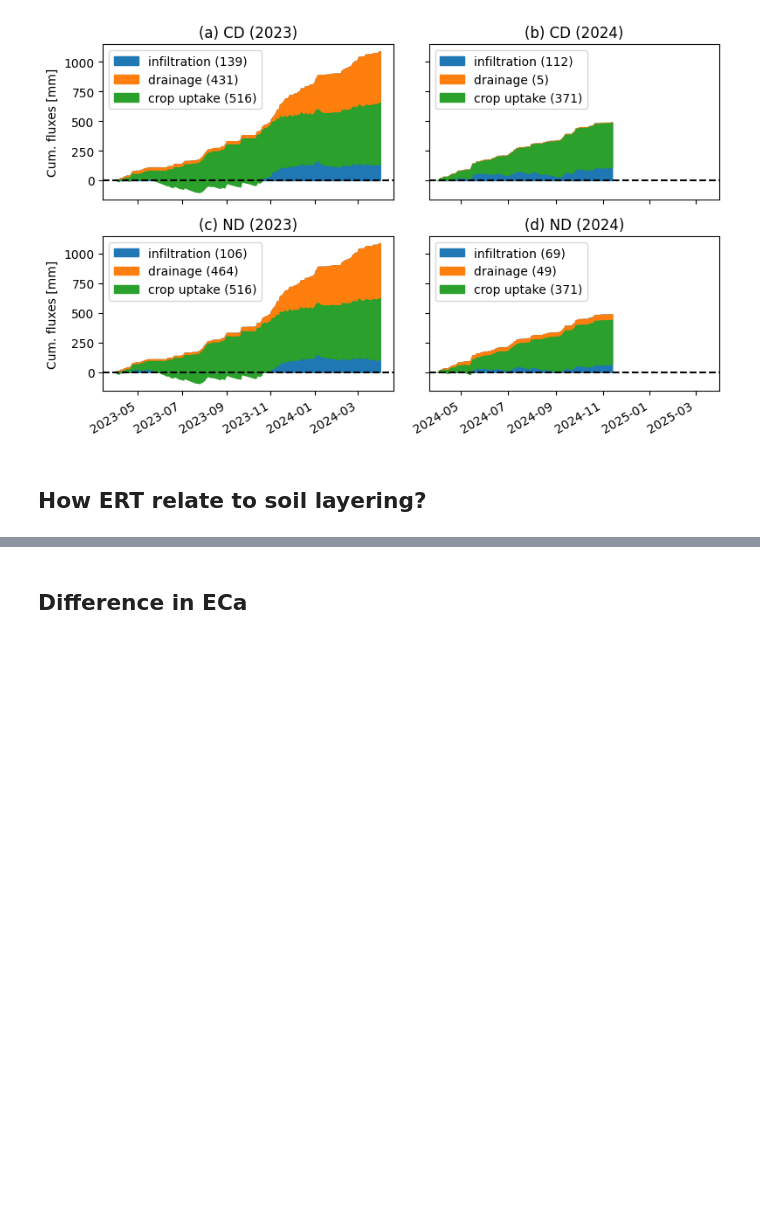
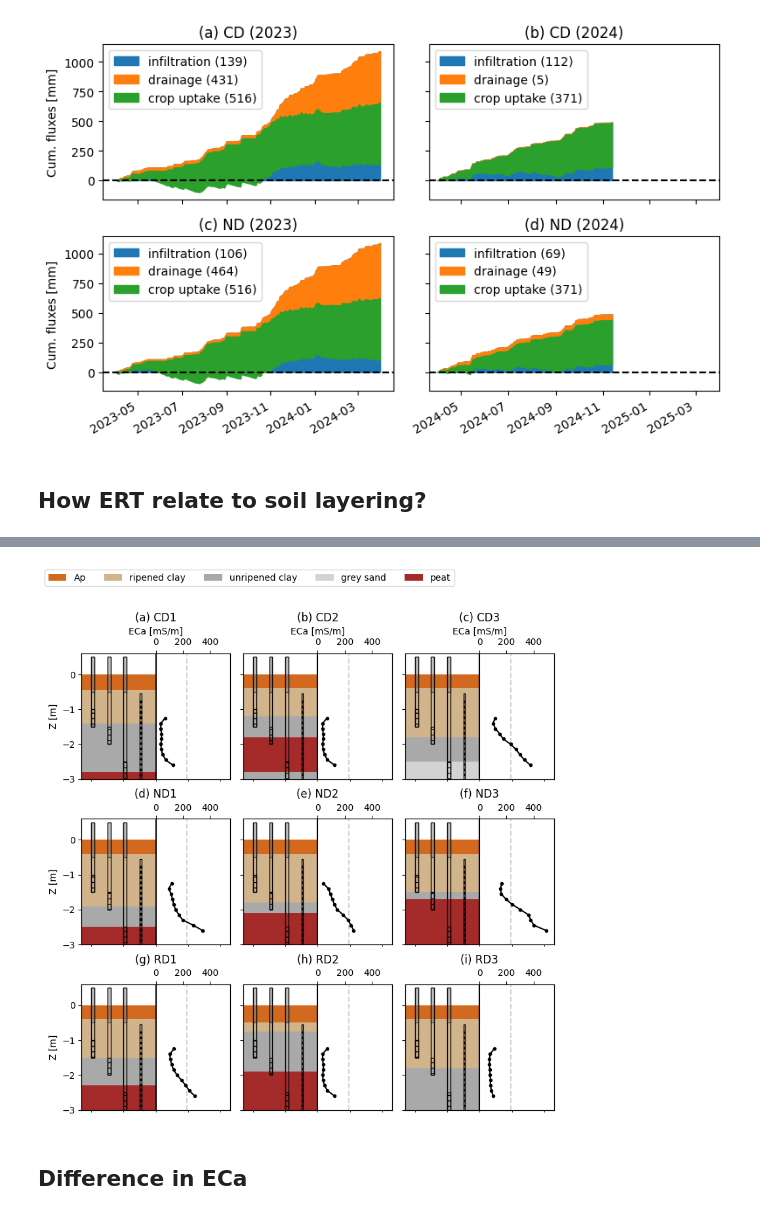
Before and after one commit to op-peil/paper-setup, a Jupyter notebook: notebooks/eda-figure.ipynb, the cells around one changed output, grey strips where cells are left out. Saved outputs shown, nothing was run; the diff lists cells and outputs as text; code cells hidden in the pictures; blank space fills up the shorter version.

Commit message:
Fix legend in lithology figure

```diff
--- a/notebooks/eda-figure.ipynb
+++ b/notebooks/eda-figure.ipynb
@@ -645,0 +549,88 @@ fig.savefig(figdir + 'lithology-eca.jpg', dpi=300)
+# %%
+from matplotlib.patches import Rectangle
+
+cdic = {
+    'Ap': 'chocolate',
+    'ripened clay': 'tan',
+    'unripened clay': 'darkgrey',
+    'grey sand': 'lightgrey',
+    'peat': 'brown',
+}
+
+
+def addPiezo(ax, z0=0):
+    # piezo buried part
+    ax.annotate('piezometer', (1.5, z0+0.7), ha='center')
+    ax.add_patch(Rectangle((2, z0-3), 0.1, 3.5, edgecolor='k', facecolor='none'))
+    ax.add_patch(Rectangle((1.5, z0-2), 0.1, 2.5, edgecolor='k', facecolor='none'))
+    ax.add_patch(Rectangle((1, z0-1.5), 0.1, 2, edgecolor='k', facecolor='none'))
+
+    # piezo removable part
+    ax.add_patch(Rectangle((2, z0-0.5), 0.1, 1, edgecolor='k', facecolor='grey', alpha=0.5))
+    ax.add_patch(Rectangle((1.5, z0-0.5), 0.1, 1, edgecolor='k', facecolor='grey', alpha=0.5))
+    ax.add_patch(Rectangle((1, z0-0.5), 0.1, 1, edgecolor='k', facecolor='grey', alpha=0.5))
+
+    # piezo screens
+    ax.add_patch(Rectangle((2, z0-3), 0.1, 0.5, edgecolor='k', facecolor='none', hatch='--'))
+    ax.add_patch(Rectangle((1.5, z0-2), 0.1, 0.5, edgecolor='k', facecolor='none', hatch='--'))
+    ax.add_patch(Rectangle((1, z0-1.5), 0.1, 0.5, edgecolor='k', facecolor='none', hatch='--'))
+
+def addStick(ax, z0=0):
+    # ERT
+    ax.annotate('ERT', (2.5, z0+0.7), ha='center')
+    ax.add_patch(Rectangle((2.5, z0-3.05), 0.05, 2.5, edgecolor='k', facecolor='none'))
+    #ax.add_patch(Rectangle((3, -0.5), 0.05, 0.5, facecolor='grey', alpha=0.5))
+    for i in range(17):
+        ax.add_patch(Rectangle((2.5, z0-0.8-i*0.15), 0.05, 0.05, color='k'))
+
+fig, axs = plt.subplots(3, 3, figsize=(8, 9), sharex=True, sharey=True)
+axs = axs.flatten()
+for i, name in enumerate(sorted(dfsoil['name'].unique())):
+    ax = axs[i]
+    ax.set_title('({:s}) {:s}'.format(letters[i], name.split('-')[0]))
+    ie = dfsoil['name'].eq(name)
+    df = - dfsoil[ie][['thickness_m', 'layer']].set_index('layer').T
+    #elev = dfpiezo[dfpiezo['name'].eq(piezo)]['elevation surface RTK'].values[0]
+    elev = 0 # do not consider elevation
+    df.plot.bar(ax=ax, stacked=True, color=[cdic[a] for a in df.columns],
+                width=6, bottom=elev)
+    addPiezo(ax, z0=elev)
+    addStick(ax, z0=elev)
+    ax.get_legend().remove()
+
+    # adding ECa
+    ax2 = ax.twiny()
+    ax2.axvline(230, color='lightgrey', linestyle='--')
+    sdate = dfeca['time'].unique()[-3]
+    print(sdate)
+    ie = (dfeca['name'].eq(name.split('-')[0]) &
+            dfeca['time'].eq(sdate) & # time chosen
+            (dfeca['a'] - dfeca['m']).eq(-2))  # first or second quad level
+    df = dfeca[ie][['zpos', 'eca']].groupby('zpos').mean().reset_index()
+    ax2.plot(df['eca'], df['zpos'], 'k.-')
+    if i < 3:
+        ax2.set_xlabel('ECa [mS/m]')
+    ax2.set_xlim([-550, 550])
+    ax2.axvline(0, color='k')
+    #ax2.axvline(250, color='lightgrey')
+    xticks = np.arange(0, 500, 200)
+    ax2.set_xticks(xticks)
+    ax2.set_xticklabels(xticks)
+
+
+ax.set_ylim([0.6, -3])
+ax.set_xlim([0.7, 5.3])
+axs[0].set_ylabel('Z [m]')
+axs[3].set_ylabel('Z [m]')
+axs[6].set_ylabel('Z [m]')
+
+# build legend
+markers = []
+for key in cdic:
+    markers.append(ax.add_patch(Rectangle((0, 0), 0, 0, facecolor=cdic[key], label=key)))
+fig.legend(handles=markers, bbox_to_anchor=(0.8, 0.95), ncol=5)
+ax.invert_yaxis()
+fig.tight_layout()
+fig.subplots_adjust(top=0.8)
+fig.savefig(figdir + 'lithology-eca.jpg', dpi=300)
+# %% [output]
@@ -646,3 +646,4 @@ fig.savefig(figdir + 'lithology-eca.jpg', dpi=300)
+[figure, added]
 # %% [markdown]
 ## Difference in ECa
 # %%
```
Also changed, not shown: parts of 2 cells of this notebook.
